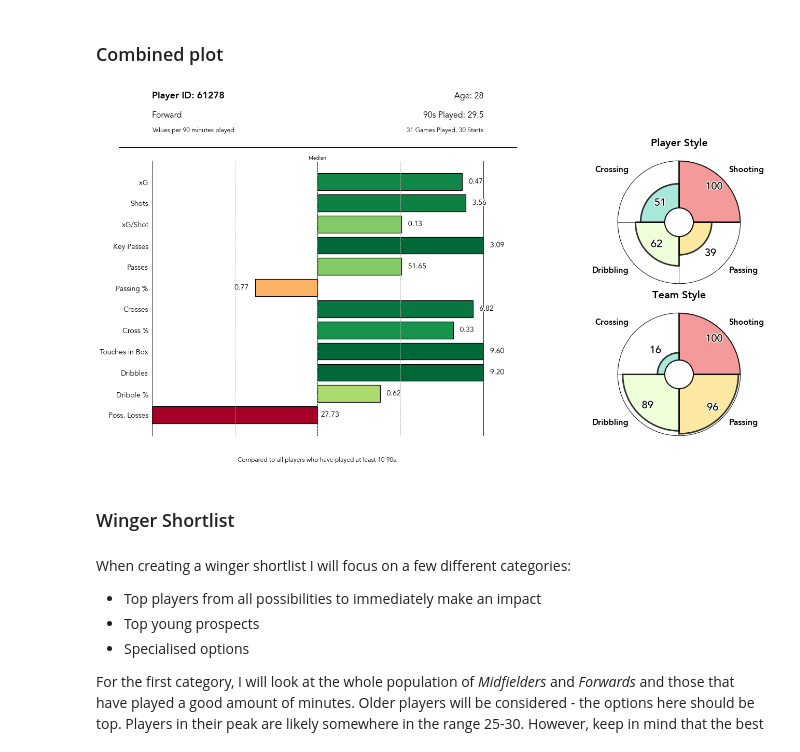
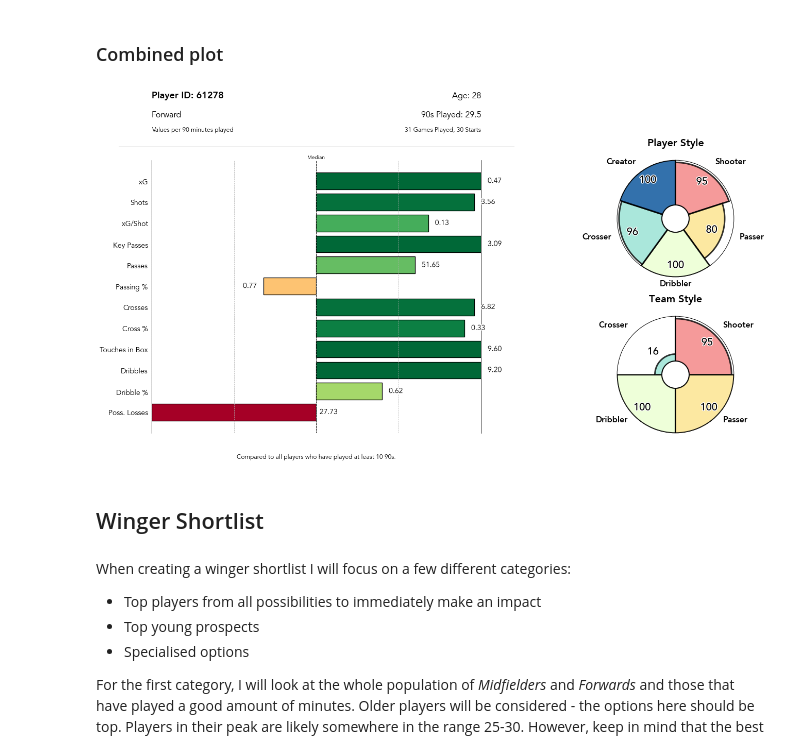
Before and after one commit to JPManuel/data_analyst_task, a Jupyter notebook: player_shortlists.ipynb, the cells around one changed output. Cells and saved outputs as stored; diff of their text form; code cells hidden in the pictures.

```diff
--- a/player_shortlists.ipynb
+++ b/player_shortlists.ipynb
@@ -268,11 +449,12 @@ plt.show()
 # %% [markdown]
 To determine a player's playing style I will use Principal Component Analysis (PCA) in combination with different groups of attributes that I believe correspond to different styles. Looking at the features of the data, we could separte into *Shooting*, *Passing*, *Dribbling* and *Crossing* preferences. Since I am aiming to determine style here I will focus on attributes that specify quantity rather than quality.
 # %%
-shot_attr = ['total_scoring_att','expected_goals']
-pass_attr = ['total_pass','total_through_ball','total_att_assist']
+shot_attr = ['total_scoring_att']#,'expected_goals']
+pass_attr = ['total_pass']#,'total_through_ball','total_att_assist']
 drib_attr = ['total_contest']
 cross_attr = ['total_cross']
-style_attr = shot_attr + pass_attr + drib_attr + cross_attr
+creat_attr = ['total_att_assist','total_through_ball','pen_area_entries']
+style_attr = shot_attr + pass_attr + drib_attr + cross_attr + creat_attr
 # %% [markdown]
 With the attributes of each group specified, the next step is to perform PCA on each group separately to combine the features of each group into a single feature that describes how important that group is to a player's style.
 # %%
@@ -285,12 +467,15 @@ df_pca_p90,df_pca_p90_per = get_df_pos(df,style_attr,nineties=10,exclude_pos=['G
 # %% [markdown]
 Perform PCA on each group. I will use the percentile ranks as the value for each player in each attribute rather than the raw value.
 # %%
-cols = ['shot','pass','drib','cross']
+cols = ['shot','pass','drib','cross','creat']
 df_style = pd.DataFrame(index=df_pca_p90_per.index)
-for i,group in enumerate([shot_attr,pass_attr,drib_attr,cross_attr]):
-    X = preprocessing.scale(df_pca_p90_per[group])
-    pca = PCA(n_components=1)
-    df_style[cols[i]] = pca.fit_transform(X)
+for i,group in enumerate([shot_attr,pass_attr,drib_attr,cross_attr,creat_attr]):
+    if len(group) > 1:
+        X = preprocessing.scale(df_pca_p90_per[group])
+        pca = PCA(n_components=1)
+        df_style[cols[i]] = pca.fit_transform(X)
+    else:
+        df_style[cols[i]] = df_pca_p90_per[group].to_numpy()
 
 df_style = df_style.apply(lambda x: change_range(x,(x.min(),x.max()),(0,1)))
 # %%
@@ -306,7 +491,7 @@ df_style.head()
 # %% [markdown]
 Function for plotting a radar of the styles for a player.
 # %%
-def plot_style(df_style,pid,colors=None,labels=['Shooting','Passing','Dribbling','Crossing'],ax_rad=None):
+def plot_style(df_style,pid,colors=None,labels=['Shooter','Passer','Dribbler','Crosser','Creator'],ax_rad=None):
     if ax_rad is None:
         fig = plt.figure(figsize=(5,5))
         ax_rad = fig.add_subplot(111, projection='polar')
@@ -319,7 +504,7 @@ def plot_style(df_style,pid,colors=None,labels=['Shooting','Passing','Dribbling'
 
     # Set bar properties
     if colors is None:
-        colors = ['#f38181', '#fce38a', '#eaffd0', '#95e1d3']
+        colors = ['#f38181', '#fce38a', '#eaffd0', '#95e1d3','#004d98']
     for i,bar in enumerate(bars):
         bar.set_alpha(0.8)
         bar.set_ec('k')
@@ -343,6 +528,12 @@ def plot_style(df_style,pid,colors=None,labels=['Shooting','Passing','Dribbling'
                 ax_rad.annotate("{}".format(round(radii[i]*100)),(ang,radii[i]+bot+0.25),fontsize=20,fontweight='medium',ha='center',va='center',path_effects=[patheffects.withStroke(linewidth=3,foreground="w")])
             else:
                 ax_rad.annotate("{}".format(round(radii[i]*100)),(ang,radii[i]+bot-0.25),fontsize=20,fontweight='medium',ha='center',va='center',path_effects=[patheffects.withStroke(linewidth=3,foreground="w")])
+        elif (ang == np.pi) or (ang == 0):
+            ax_rad.annotate(labels[i],(ang,1.2+bot),fontsize=16,fontweight='bold',annotation_clip=False,ha='center')
+            if radii[i] <= 0.5:
+                ax_rad.annotate("{}".format(round(radii[i]*100)),(ang,radii[i]+bot+0.25),fontsize=20,fontweight='medium',ha='center',va='center',path_effects=[patheffects.withStroke(linewidth=3,foreground="w")])
+            else:
+                ax_rad.annotate("{}".format(round(radii[i]*100)),(ang,radii[i]+bot-0.25),fontsize=20,fontweight='medium',ha='center',va='center',path_effects=[patheffects.withStroke(linewidth=3,foreground="w")])
         else:
             ax_rad.annotate(labels[i],(ang,1.2+bot),fontsize=16,fontweight='bold',annotation_clip=False,ha='right')
             if radii[i] <= 0.5:
@@ -393,8 +589,11 @@ for a in style_attr:
 cols = ['shot','pass','drib','cross']
 df_style_team = pd.DataFrame(index=df_team_per.index)
 for i,group in enumerate([shot_attr,pass_attr,drib_attr,cross_attr]):
-    X = preprocessing.scale(df_team_per[group])
-    pca = PCA(n_components=1)
-    df_style_team[cols[i]] = pca.fit_transform(X)
+    if len(group) > 1:
+        X = preprocessing.scale(df_team_per[group])
+        pca = PCA(n_components=1)
+        df_style_team[cols[i]] = pca.fit_transform(X)
+    else:
+        df_style_team[cols[i]] = df_team_per[group].to_numpy()
 
 df_style_team = df_style_team.apply(lambda x: change_range(x,(x.min(),x.max()),(0,1)))
@@ -416,29 +605,29 @@ plot_style(df_style_team,178)
 # %% [markdown]
 ### Combined plot
 # %%
-pid = 14937
+pid = 61278
 tid = df[df['player_id'] == pid]['team_id'].iloc[0]
 
 fig = plt.figure(figsize=(20,10),constrained_layout=True)
 gs = fig.add_gridspec(2, 2, width_ratios=[1,1])
 ax1 = fig.add_subplot(gs[:, 0])
 ax2 = fig.add_subplot(gs[0, 1],projection='polar')
 ax3 = fig.add_subplot(gs[1, 1],projection='polar')
 
 ax2 = plot_style(df_style,pid,ax_rad=ax2)
 ax2.text(0.5,1.1,"Player Style",transform=ax2.transAxes,fontsize=20,fontweight='bold',ha='center',va='bottom')
 
 ax3 = plot_style(df_style_team,tid,ax_rad=ax3)
 ax3.text(0.5,1.1,"Team Style",transform=ax3.transAxes,fontsize=20,fontweight='bold',ha='center',va='bottom')
 
-ax1 = plot_bars(df_players,df_top10,df_top10_per,wing_attr_key2,61278,attr_labels=attr_labels,ax=ax1)
+ax1 = plot_bars(df_players,df_top10,df_top10_per,wing_attr_key2,pid,attr_labels=attr_labels,ax=ax1)
 
 
 #plt.tight_layout()
 # %% [output]
-[figure, old version]
+[figure, new version]
 # %% [markdown]
-### Winger Shortlist
+## Winger Shortlist
 # %% [markdown]
 When creating a winger shortlist I will focus on a few different categories:
 - Top players from all possibilities to immediately make an impact
```
Also changed, not shown: parts of 109 cells of this notebook.
